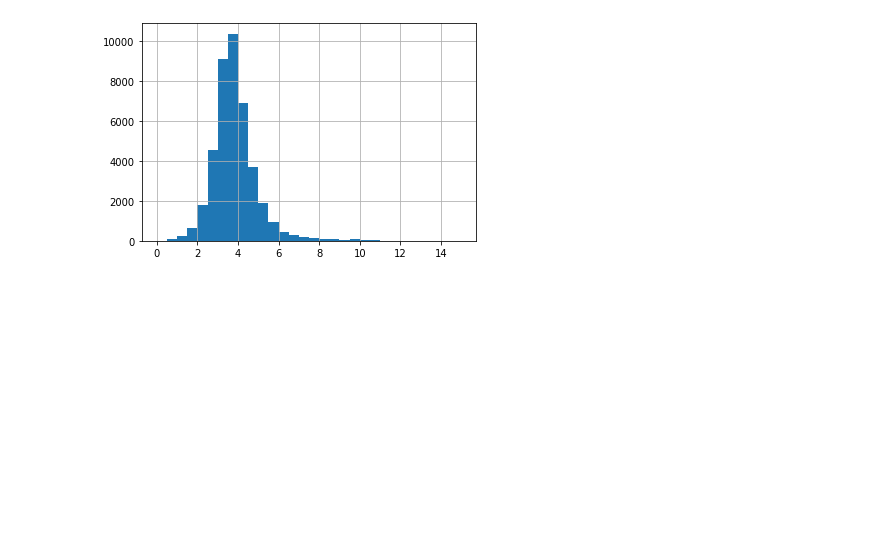
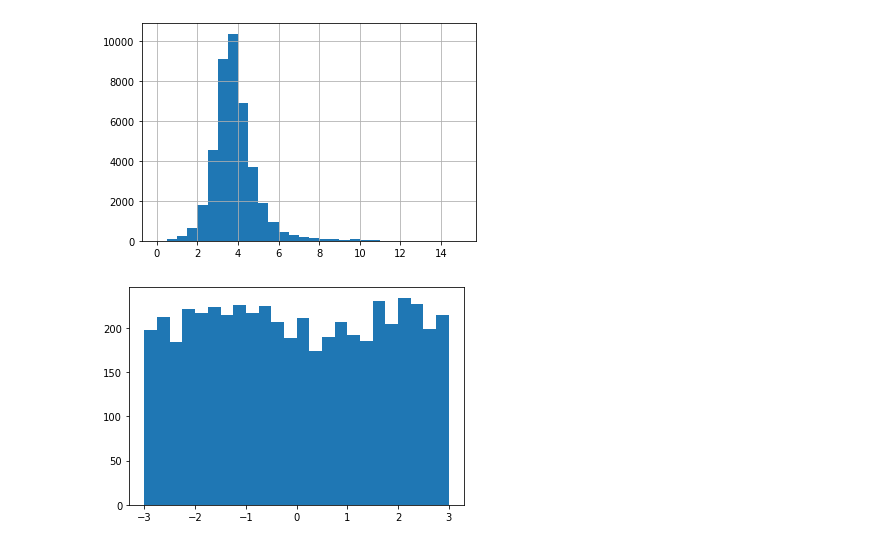
Before and after one commit to Starburned7/data-analytics-projects, a Jupyter notebook: spotify_2020.ipynb, the cells around one changed output. Cells and saved outputs as stored; diff of their text form; code cells hidden in the pictures; blank space fills up the shorter version.

```diff
--- a/spotify_2020.ipynb
+++ b/spotify_2020.ipynb
@@ -69,3 +70,6 @@ spotify_sample['acousticness'].hist(bins=np.arange(0, 1.01, 0.01));
 spotify_population['duration_minutes'].hist(bins=np.arange(0, 15.5, 0.5));
 # %% [output]
 [figure]
+# %%
+# Generate random numbers from a Uniform(-3, 3)
+uniforms = np.random.uniform(low=-3, high=3, size=5000)
@@ -71,0 +79,4 @@ spotify_population['duration_minutes'].hist(bins=np.arange(0, 15.5, 0.5));
+# %%
+plt.hist(uniforms, bins=np.arange(-3, 3.25, 0.25));
+# %% [output]
+[figure, added]
```
Also changed, not shown: parts of 4 cells of this notebook, 2 other files.
